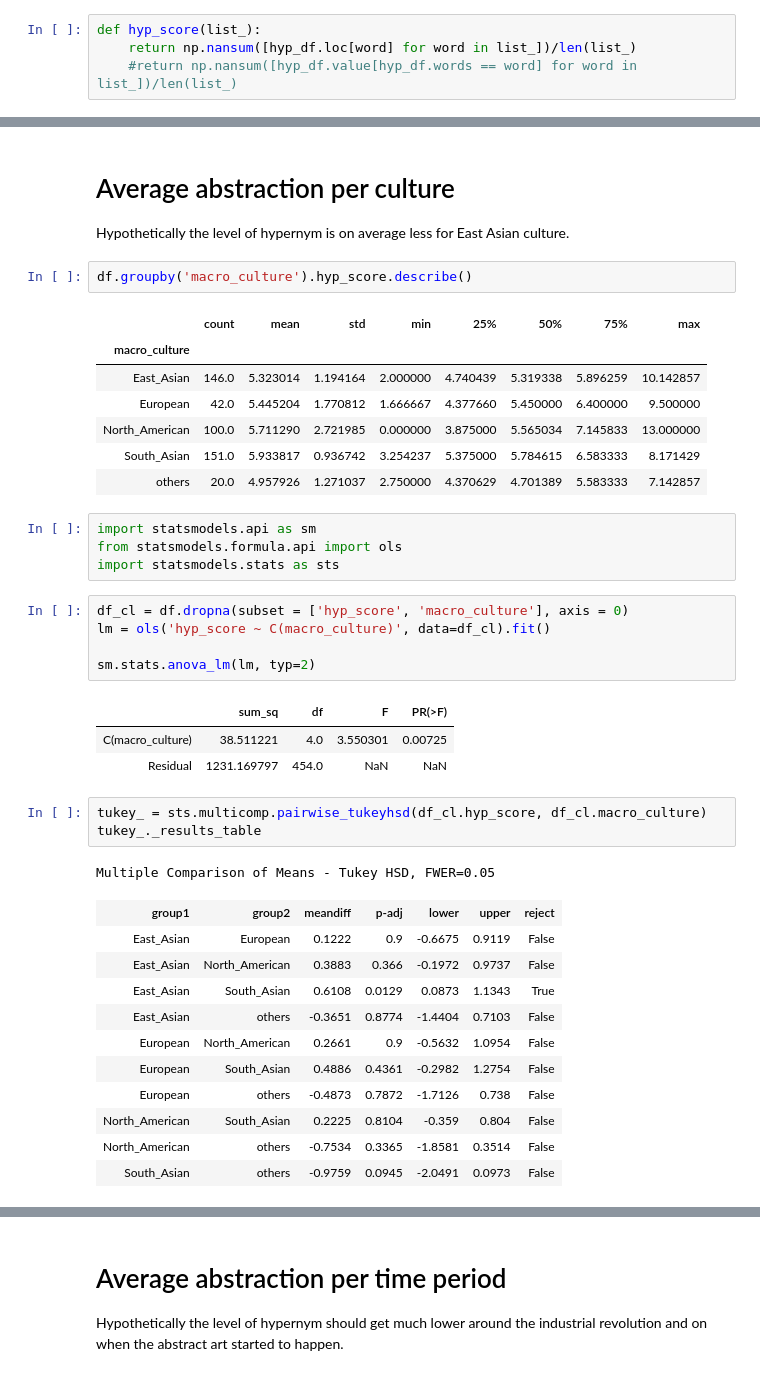
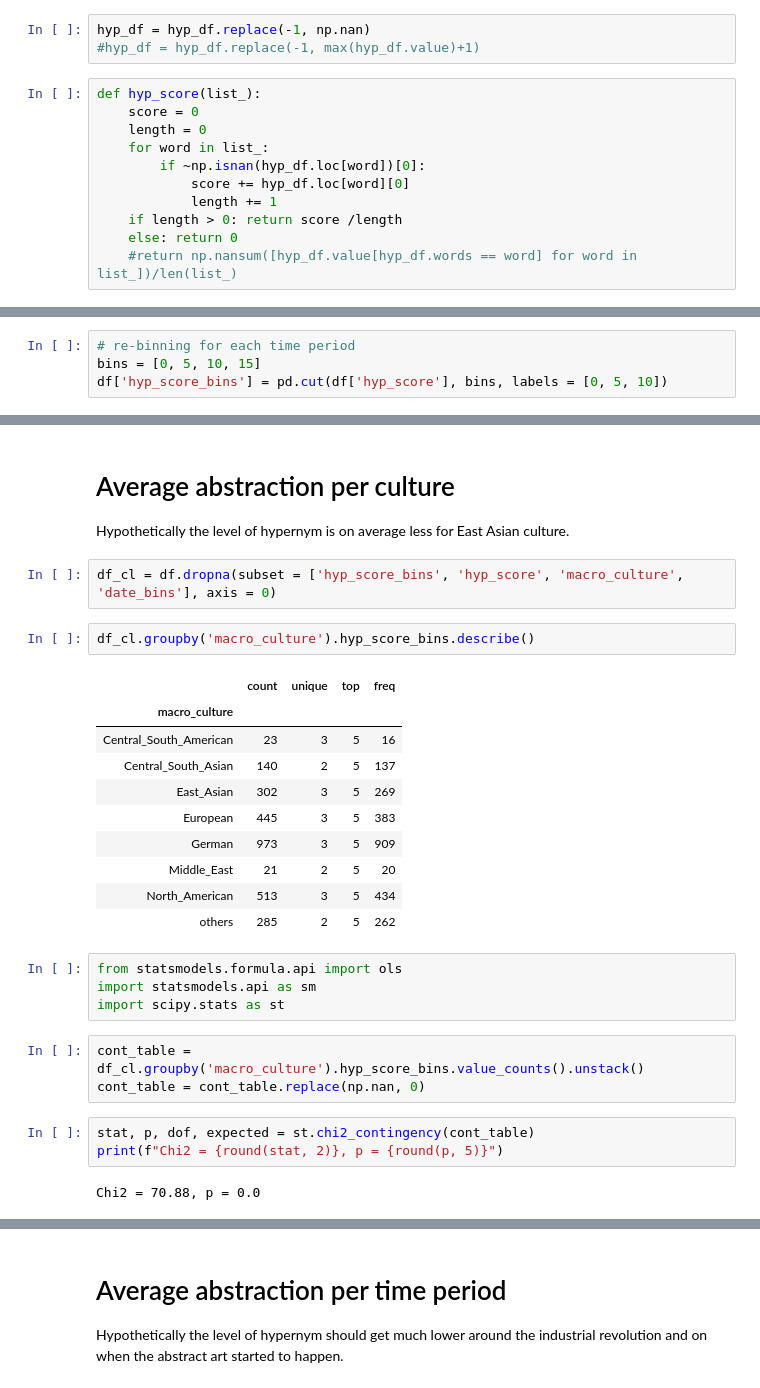
Before and after one commit to stereopickle/art_description_project, a Jupyter notebook: 020.Analysis_Level_of_Abstraction.ipynb, the cells around one changed output, grey strips where cells are left out. Cells and saved outputs as stored; diff of their text form.

```diff
--- a/020.Analysis_Level_of_Abstraction.ipynb
+++ b/020.Analysis_Level_of_Abstraction.ipynb
@@ -130,51 +137,53 @@ hyp_df = hyp_df.replace(-1, max(hyp_df.value)+1)
+# %%
+hyp_df = hyp_df.replace(-1, np.nan)
+#hyp_df = hyp_df.replace(-1, max(hyp_df.value)+1)
 # %%
 def hyp_score(list_):
-    return np.nansum([hyp_df.loc[word] for word in list_])/len(list_)
+    score = 0
+    length = 0
+    for word in list_:
+        if ~np.isnan(hyp_df.loc[word])[0]:
+            score += hyp_df.loc[word][0]
+            length += 1
+    if length > 0: return score /length
+    else: return 0
     #return np.nansum([hyp_df.value[hyp_df.words == word] for word in list_])/len(list_)
 # %%
 df['hyp_score'] = df.description.apply(lambda x: hyp_score(x))
+# %%
+# re-binning for each time period
+bins = [0, 5, 10, 15]
+df['hyp_score_bins'] = pd.cut(df['hyp_score'], bins, labels = [0, 5, 10])
 # %% [markdown]
 ### Limitations / future direction
 Currently I'm just averaging all occurrence in WordNet, this can be problematic for words that have multiple meanings especially if the abstraction level of each meaning is far apart. I also used only nouns, since different parts of speech have different level of hyper/hyponyms to gauge level of categorization accurately. In this process, some verbs that take same form as the noun cannot be filtered, possibly adding noise to our data.
 # %% [markdown]
 # Average abstraction per culture
 Hypothetically the level of hypernym is on average less for East Asian culture.
+# %%
+df_cl = df.dropna(subset = ['hyp_score_bins', 'hyp_score', 'macro_culture', 'date_bins'], axis = 0)
 # %%
-df.groupby('macro_culture').hyp_score.describe()
+df_cl.groupby('macro_culture').hyp_score_bins.describe()
 # %% [output]
-|  | count | mean | std | min | 25% | 50% | 75% | max |
-| macro_culture |  |  |  |  |  |  |  |  |
-| East_Asian | 146.0 | 5.323014 | 1.194164 | 2.000000 | 4.740439 | 5.319338 | 5.896259 | 10.142857 |
-| European | 42.0 | 5.445204 | 1.770812 | 1.666667 | 4.377660 | 5.450000 | 6.400000 | 9.500000 |
-| North_American | 100.0 | 5.711290 | 2.721985 | 0.000000 | 3.875000 | 5.565034 | 7.145833 | 13.000000 |
-| South_Asian | 151.0 | 5.933817 | 0.936742 | 3.254237 | 5.375000 | 5.784615 | 6.583333 | 8.171429 |
-| others | 20.0 | 4.957926 | 1.271037 | 2.750000 | 4.370629 | 4.701389 | 5.583333 | 7.142857 |
+|  | count | unique | top | freq |
+| macro_culture |  |  |  |  |
+| Central_South_American | 23 | 3 | 5 | 16 |
+| Central_South_Asian | 140 | 2 | 5 | 137 |
+| East_Asian | 302 | 3 | 5 | 269 |
+| European | 445 | 3 | 5 | 383 |
+| German | 973 | 3 | 5 | 909 |
+| Middle_East | 21 | 2 | 5 | 20 |
+| North_American | 513 | 3 | 5 | 434 |
+| others | 285 | 2 | 5 | 262 |
 # %%
+from statsmodels.formula.api import ols
 import statsmodels.api as sm
-from statsmodels.formula.api import ols
-import statsmodels.stats as sts
+import scipy.stats as st
-# %%
-df_cl = df.dropna(subset = ['hyp_score', 'macro_culture'], axis = 0)
-lm = ols('hyp_score ~ C(macro_culture)', data=df_cl).fit()
-
-sm.stats.anova_lm(lm, typ=2)
-# %% [output]
-|  | sum_sq | df | F | PR(>F) |
-| C(macro_culture) | 38.511221 | 4.0 | 3.550301 | 0.00725 |
-| Residual | 1231.169797 | 454.0 | NaN | NaN |
-# %%
-tukey_ = sts.multicomp.pairwise_tukeyhsd(df_cl.hyp_score, df_cl.macro_culture)
-tukey_._results_table
-# %% [output]
-Multiple Comparison of Means - Tukey HSD, FWER=0.05
-| group1 | group2 | meandiff | p-adj | lower | upper | reject |
-| East_Asian | European | 0.1222 | 0.9 | -0.6675 | 0.9119 | False |
-| East_Asian | North_American | 0.3883 | 0.366 | -0.1972 | 0.9737 | False |
-| East_Asian | South_Asian | 0.6108 | 0.0129 | 0.0873 | 1.1343 | True |
-| East_Asian | others | -0.3651 | 0.8774 | -1.4404 | 0.7103 | False |
-| European | North_American | 0.2661 | 0.9 | -0.5632 | 1.0954 | False |
-| European | South_Asian | 0.4886 | 0.4361 | -0.2982 | 1.2754 | False |
-| European | others | -0.4873 | 0.7872 | -1.7126 | 0.738 | False |
-| North_American | South_Asian | 0.2225 | 0.8104 | -0.359 | 0.804 | False |
-| North_American | others | -0.7534 | 0.3365 | -1.8581 | 0.3514 | False |
-| South_Asian | others | -0.9759 | 0.0945 | -2.0491 | 0.0973 | False |
+# %%
+cont_table = df_cl.groupby('macro_culture').hyp_score_bins.value_counts().unstack()
+cont_table = cont_table.replace(np.nan, 0)
+# %%
+stat, p, dof, expected = st.chi2_contingency(cont_table)
+print(f"Chi2 = {round(stat, 2)}, p = {round(p, 5)}")
+# %% [output]
+Chi2 = 70.88, p = 0.0
```
Also changed, not shown: parts of 32 cells of this notebook.
